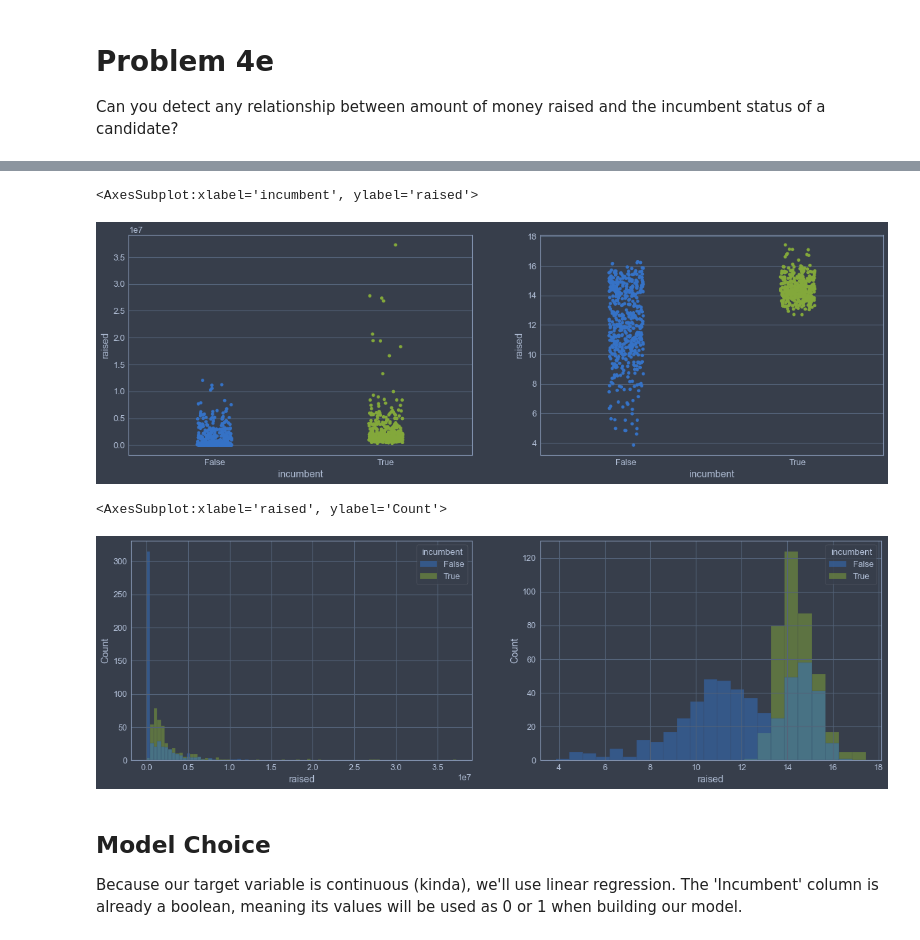
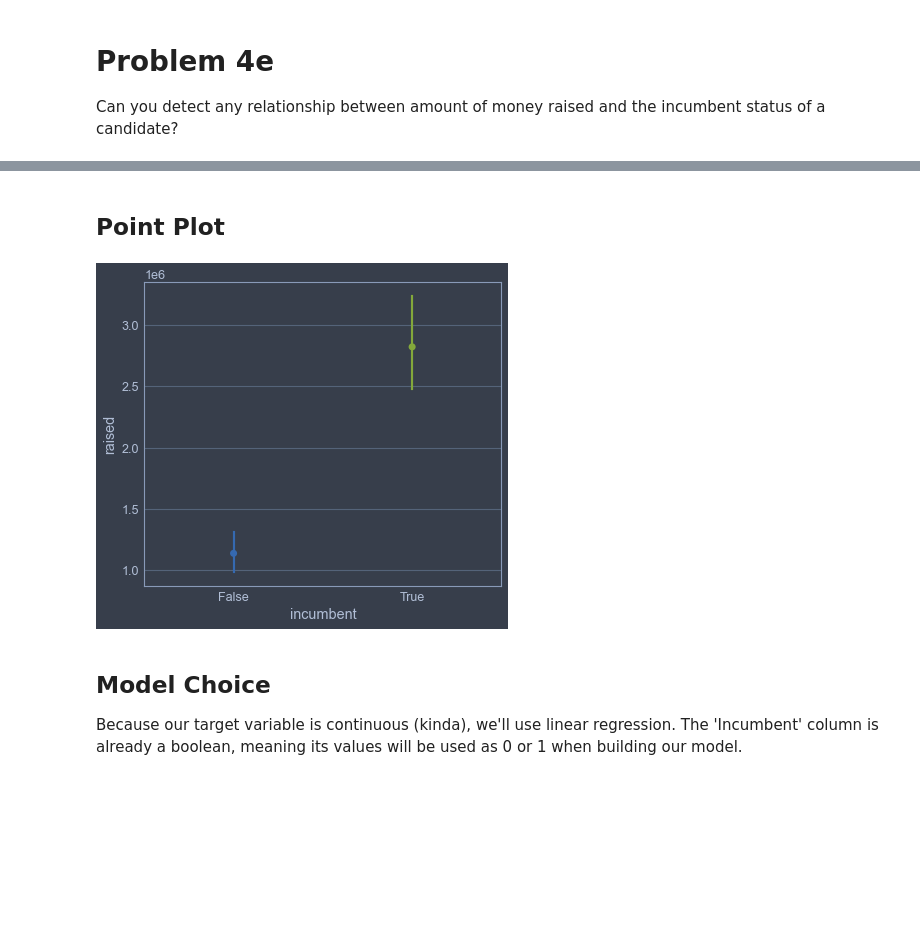
Before and after one commit to nss-data-science-cohort-5/webscraping_open_secrets-silver-sloths-2, a Jupyter notebook: notebooks/jrr_04e_webscraping_incumbent_funding.ipynb, the cells around one changed output, grey strips where cells are left out. Drawn from its saved outputs; the diff is of its cells as text; code cells hidden in the pictures; blank space fills up the shorter version.

Commit message:
MVP 4b, updated with markdown sections and pointplot

```diff
--- a/notebooks/jrr_04e_webscraping_incumbent_funding.ipynb
+++ b/notebooks/jrr_04e_webscraping_incumbent_funding.ipynb
@@ -58,18 +83,14 @@ sns.regplot(x="incumbent", y=np.log(US["raised"]), data=US, ax = ax4);
-# %%
-fig, (ax1, ax2) = plt.subplots(1,2,figsize = (20, 6))
-sns.stripplot(x="incumbent", y="raised", data=US, ax = ax1)
-sns.stripplot(x="incumbent", y=np.log(US["raised"]), data=US, ax = ax2)
-# %% [output]
-<AxesSubplot:xlabel='incumbent', ylabel='raised'>
-[figure, removed]
-# %%
-fig, (ax1, ax2) = plt.subplots(1,2,figsize = (20, 6))
-
-sns.histplot(x = "raised", data=US, hue = 'incumbent', ax = ax1)
-sns.histplot(x = np.log(US["raised"]), data=US, hue = 'incumbent', ax = ax2)
-# %% [output]
-<AxesSubplot:xlabel='raised', ylabel='Count'>
-[figure, removed]
+# %% [markdown]
+## Point Plot
+# %%
+sns.pointplot(x = 'incumbent',
+              y = 'raised',
+              data = US,
+              hue_order = [False, True],
+              palette = {False: '#3569B0', True:'#83A83B'}
+             );
+# %% [output]
+[figure, added]
 # %% [markdown]
 ## Model Choice
 
```
Also changed, not shown: parts of 15 cells of this notebook, 2 other files.
